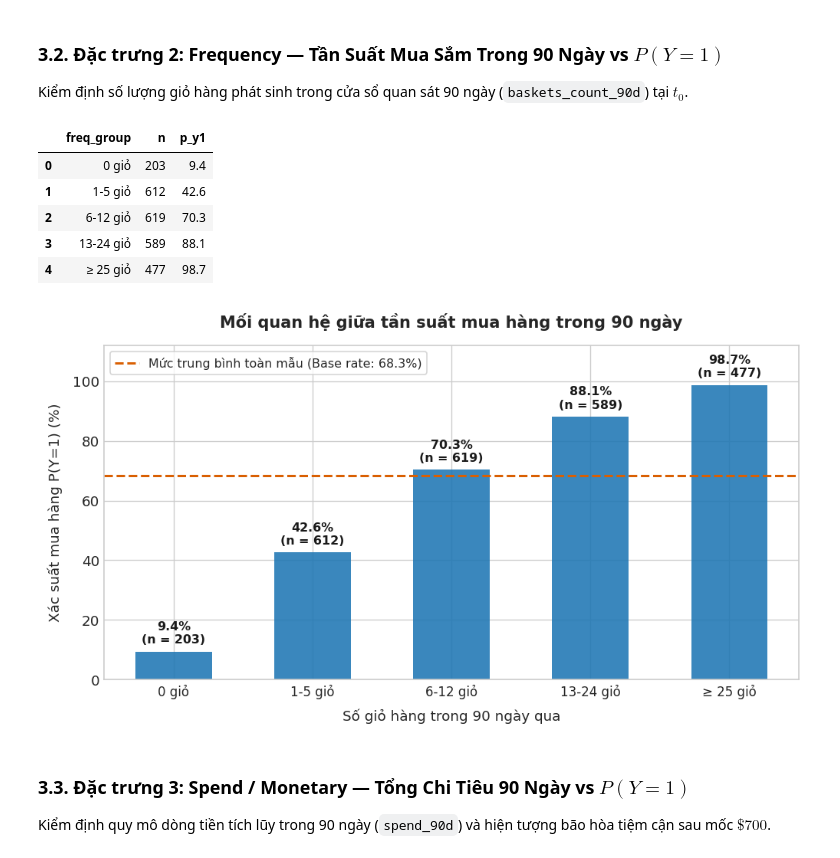
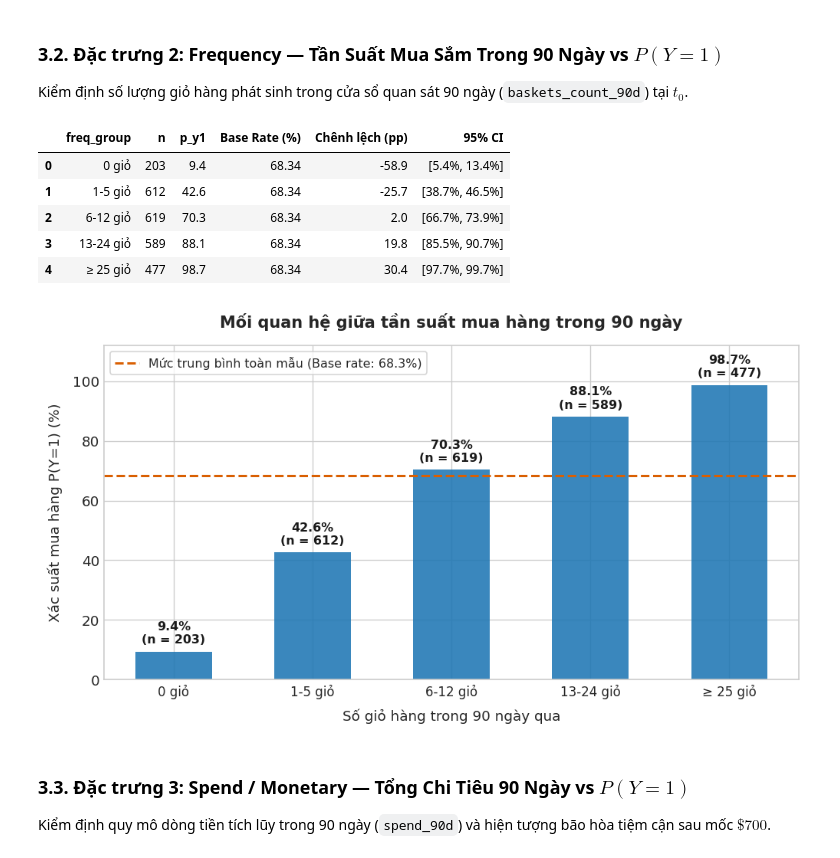
Before and after one commit to kien3007/purchasing-propensity-model, a Jupyter notebook: notebooks/01_eda_and_data_quality.ipynb, the cells around one changed output. Cells and saved outputs as stored; diff of their text form; code cells hidden in the pictures.

```diff
--- a/notebooks/01_eda_and_data_quality.ipynb
+++ b/notebooks/01_eda_and_data_quality.ipynb
@@ -236,6 +534,20 @@ Tất cả các đặc trưng đều được đánh giá trực tiếp qua xác
 ### Hàm tiện ích vẽ biểu đồ chuẩn vàng (Gold Standard Bar Plot)
 # %%
 BASE_RATE = 68.34
+
+def compute_cohort_stats_with_ci(df, col_cohort, col_p, col_n, base_rate=BASE_RATE):
+    # Bổ sung khoảng tin cậy 95% CI và chênh lệch so với Base Rate
+    df_stat = df.copy()
+    p = df_stat[col_p]
+    n = df_stat[col_n].replace(0, 1)
+    se = np.sqrt(p * (100.0 - p) / n)
+    ci_low = np.clip(p - 1.96 * se, 0, 100)
+    ci_high = np.clip(p + 1.96 * se, 0, 100)
+
+    df_stat['Base Rate (%)'] = base_rate
+    df_stat['Chênh lệch (pp)'] = (p - base_rate).round(1)
+    df_stat['95% CI'] = [f"[{l:.1f}%, {h:.1f}%]" for l, h in zip(ci_low, ci_high)]
+    return df_stat
 
 def plot_gold_standard(df_agg, col_cohort, col_p, col_n, title, xlabel, fig_name,
                         bar_color='#2b5c8f', ylim=(0, 112), **kwargs):
@@ -364,40 +676,40 @@ freq_binned AS (
                WHEN baskets_90d <= 12 THEN 3
                WHEN baskets_90d <= 24 THEN 4
                ELSE 5
            END AS grp_order
     FROM freq_calc
 ),
 target AS (
     SELECT household_key,
            CASE WHEN COUNT(*) > 0 THEN 1 ELSE 0 END AS y
     FROM baskets
     WHERE DAY > {t0} AND DAY <= {t0 + 14}
     GROUP BY household_key
 )
 SELECT fb.freq_group,
        COUNT(*) AS n,
        ROUND(AVG(COALESCE(t.y, 0)) * 100.0, 1) AS p_y1
 FROM freq_binned fb
 LEFT JOIN target t ON fb.household_key = t.household_key
 GROUP BY fb.freq_group, fb.grp_order
 ORDER BY fb.grp_order
 """
 df_freq = con.execute(q_freq).df()
-display(df_freq)
+display(compute_cohort_stats_with_ci(df_freq, 'freq_group', 'p_y1', 'n'))
 
 plot_gold_standard(df_freq, 'freq_group', 'p_y1', 'n',
                    title="Mối quan hệ giữa tần suất mua hàng trong 90 ngày (Frequency) và xác suất mua lại P(Y=1)",
                    xlabel="Số giỏ hàng trong 90 ngày qua",
                    fig_name="03_p_y1_frequency.png",
                    delta_idx=(0, -1), delta_label="Mức tăng trưởng",
                    bar_color='#1f77b4')
 # %% [output]
-|  | freq_group | n | p_y1 |
-| 0 | 0 giỏ | 203 | 9.4 |
-| 1 | 1-5 giỏ | 612 | 42.6 |
-| 2 | 6-12 giỏ | 619 | 70.3 |
-| 3 | 13-24 giỏ | 589 | 88.1 |
-| 4 | ≥ 25 giỏ | 477 | 98.7 |
+|  | freq_group | n | p_y1 | Base Rate (%) | Chênh lệch (pp) | 95% CI |
+| 0 | 0 giỏ | 203 | 9.4 | 68.34 | -58.9 | [5.4%, 13.4%] |
+| 1 | 1-5 giỏ | 612 | 42.6 | 68.34 | -25.7 | [38.7%, 46.5%] |
+| 2 | 6-12 giỏ | 619 | 70.3 | 68.34 | 2.0 | [66.7%, 73.9%] |
+| 3 | 13-24 giỏ | 589 | 88.1 | 68.34 | 19.8 | [85.5%, 90.7%] |
+| 4 | ≥ 25 giỏ | 477 | 98.7 | 68.34 | 30.4 | [97.7%, 99.7%] |
 [figure]
 # %% [markdown]
 ### 3.3. Đặc trưng 3: Spend / Monetary — Tổng Chi Tiêu 90 Ngày vs $P(Y=1)$
```
Also changed, not shown: parts of 19 cells of this notebook, 7 other files.
